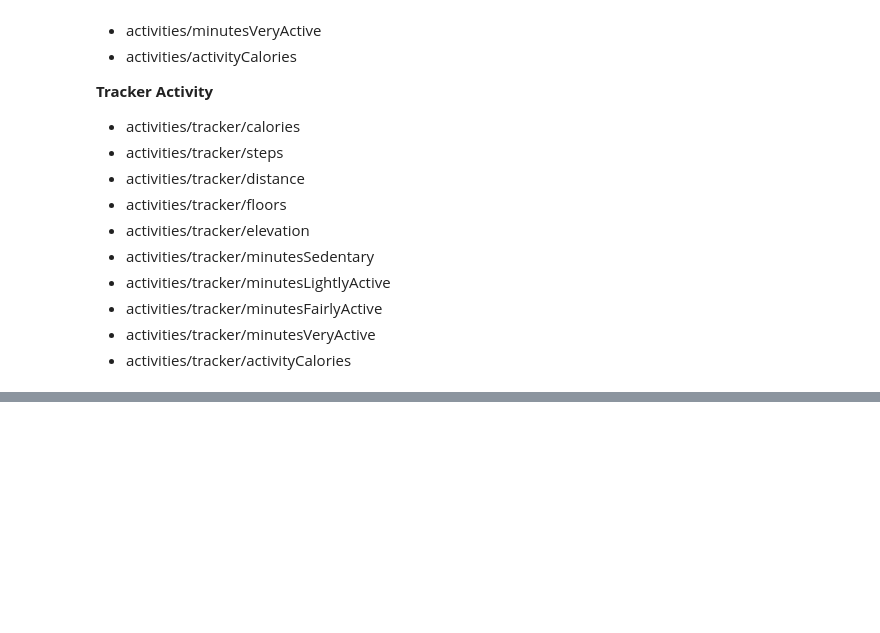
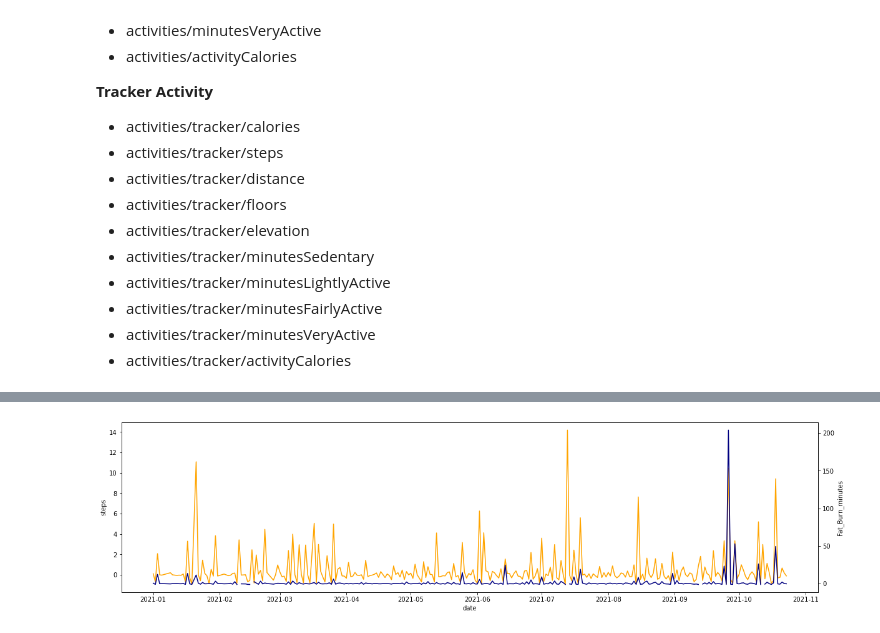
Before and after one commit to jameshtwose/jms_fitbit_analyses, a Jupyter notebook: python-fitbit/request_my_data.ipynb, the cells around one changed output, grey strips where cells are left out. Cells and saved outputs as stored; diff of their text form; code cells hidden in the pictures; blank space fills up the shorter version.

```diff
--- a/python-fitbit/request_my_data.ipynb
+++ b/python-fitbit/request_my_data.ipynb
@@ -98,0 +264,22 @@ display(df.head()), df.shape
+# %%
+_ = plt.figure(figsize=(20, 5))
+ax = sns.lineplot(data=combi_df
+                  .set_index("date")
+                  .pct_change()
+                  .reset_index(),
+                 x="date",
+                 y="steps",
+                 color="orange"
+                )
+ax2 = ax.twinx()
+_ = sns.lineplot(data=combi_df
+                  .set_index("date")
+                  .pct_change()
+                  .reset_index(),
+                 x="date",
+                 y="Fat_Burn_minutes",
+                 color="navy",
+                  ax=ax2
+                 )
+# %% [output]
+[figure, added]
```
Also changed, not shown: parts of 61 cells of this notebook, 4 other files.
